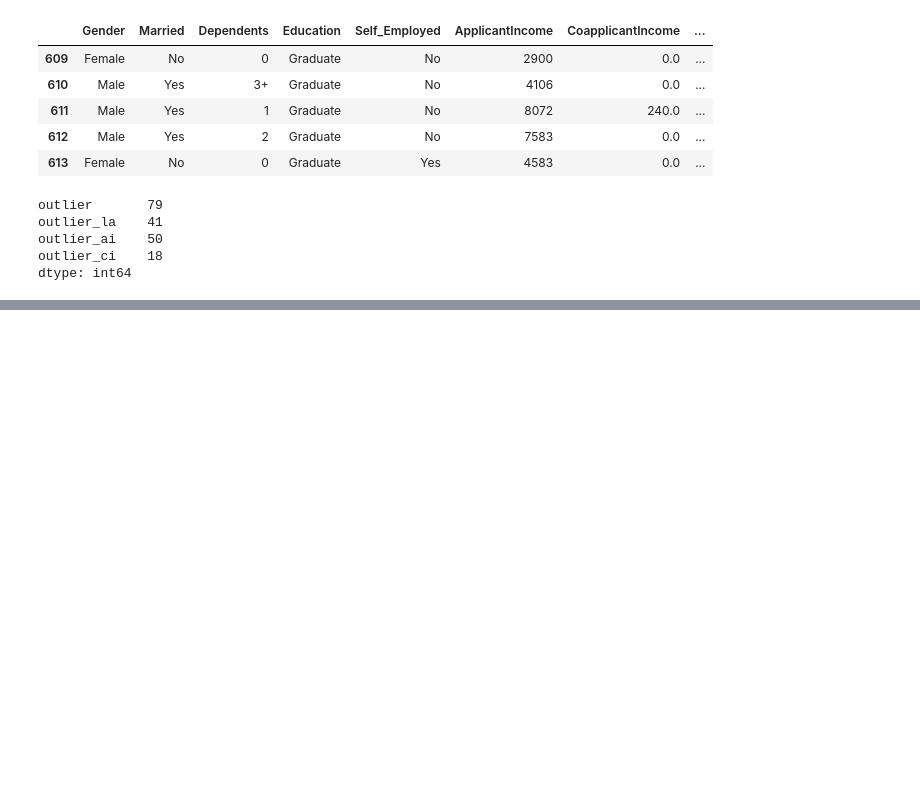
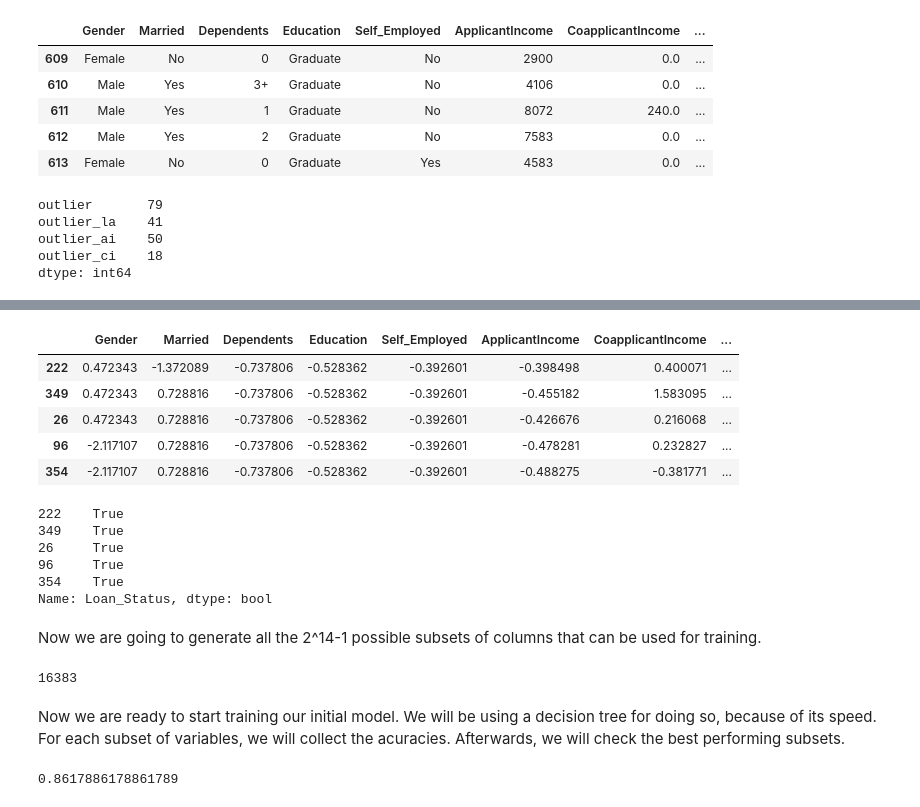
Before and after one commit to mateusmelo821/loan-prediction, a Jupyter notebook: index.ipynb, the cells around one changed output, grey strips where cells are left out. Cells and saved outputs as stored; diff of their text form; code cells hidden in the pictures; blank space fills up the shorter version.

```diff
--- a/index.ipynb
+++ b/index.ipynb
@@ -443,0 +505,45 @@ We have 79 outliers in our data, which represents more than 10% of the total num
+# %%
+X = df_train_stand.drop(columns=['Loan_Status', 'outlier', 'outlier_la', 'outlier_ai', 'outlier_ci'])
+y = df_train_stand['Loan_Status']>0
+
+X_train, X_test, y_train, y_test = train_test_split(X, y, test_size=0.2, stratify=y, random_state=42)
+X_train.tail()
+# %% [output]
+|  | Gender | Married | Dependents | Education | Self_Employed | ApplicantIncome | CoapplicantIncome | ... |
+| 222 | 0.472343 | -1.372089 | -0.737806 | -0.528362 | -0.392601 | -0.398498 | 0.400071 | ... |
+| 349 | 0.472343 | 0.728816 | -0.737806 | -0.528362 | -0.392601 | -0.455182 | 1.583095 | ... |
+| 26 | 0.472343 | 0.728816 | -0.737806 | -0.528362 | -0.392601 | -0.426676 | 0.216068 | ... |
+| 96 | -2.117107 | 0.728816 | -0.737806 | -0.528362 | -0.392601 | -0.478281 | 0.232827 | ... |
+| 354 | -2.117107 | 0.728816 | -0.737806 | -0.528362 | -0.392601 | -0.488275 | -0.381771 | ... |
+# %%
+y_train.tail()
+# %% [output]
+222    True
+349    True
+26     True
+96     True
+354    True
+Name: Loan_Status, dtype: bool
+# %% [markdown]
+Now we are going to generate all the 2^14-1 possible subsets of columns that can be used for training.
+# %%
+columns = X_train.columns
+subsets = []
+for i in range(1, len(columns) + 1):
+    for subset in itertools.combinations(columns, i):
+        subsets.append(list(subset))
+len(subsets)
+# %% [output]
+16383
+# %% [markdown]
+Now we are ready to start training our initial model. We will be using a decision tree for doing so, because of its speed. For each subset of variables, we will collect the acuracies. Afterwards, we will check the best performing subsets.
+# %%
+accuracies = []
+for subset in subsets:
+    clf = DecisionTreeClassifier()
+    clf = clf.fit(X_train[subset], y_train)
+    pred = clf.predict(X_test[subset])
+    accuracies.append(sum(pred==y_test)/len(y_test))
+print(max(accuracies))
+# %% [output]
+0.8617886178861789
```
Also changed, not shown: parts of 28 cells of this notebook.
